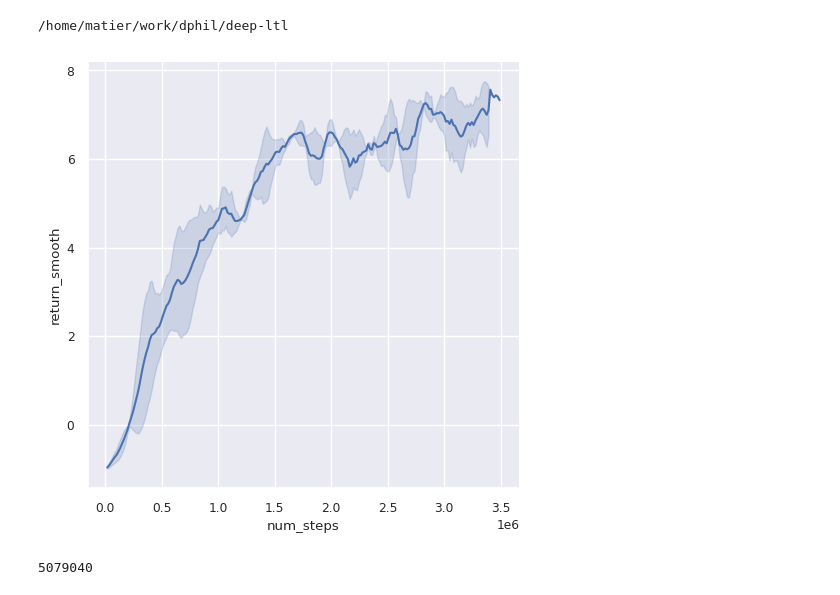
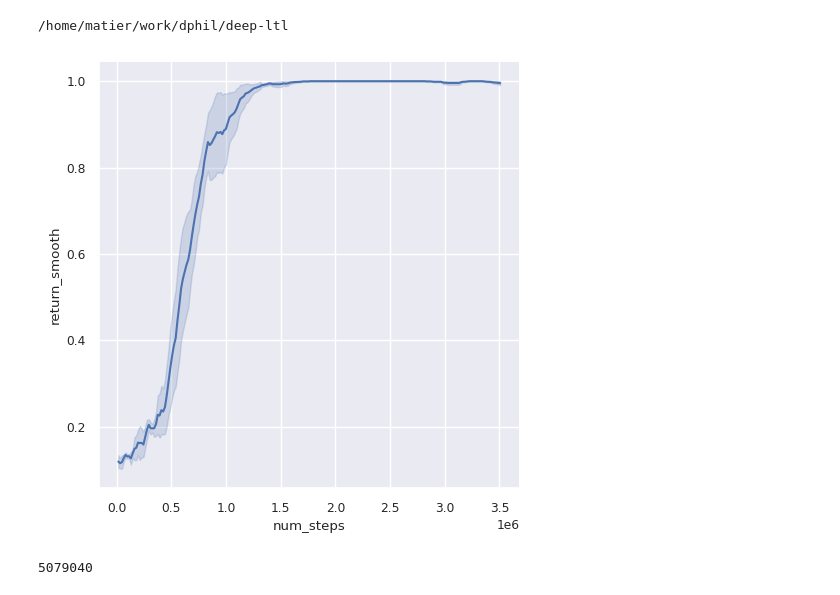
Before and after one commit to mattiagiuri/ltl_gnn, a Jupyter notebook: src/plot.ipynb, the cells around one changed output. Cells and saved outputs as stored; diff of their text form; code cells hidden in the pictures.

```diff
--- a/src/plot.ipynb
+++ b/src/plot.ipynb
@@ -33,15 +33,15 @@ def process_logs(env, experiment, smooth_radius=100):
         dfs.append(df)
     return pd.concat(dfs)
 # %%
-env = 'ltl_cartpole'
-exp = 'first'
+env = 'ltl_point_mass'
+exp = 'curr'
 df = process_logs(env, exp, smooth_radius=10)
 # %%
-sns.relplot(df[df['num_steps'] <= 3_500_000], x='num_steps', y='return_smooth', kind='line', errorbar='sd', palette='tab10')
+sns.relplot(df, x='num_steps', y='return_smooth', kind='line', errorbar=('ci', 90), palette='tab10')
 import matplotlib.pyplot as plt
 plt.savefig(os.path.expanduser('~/tmp/plot.png'))
 # %% [output]
-[figure, old version]
+[figure, new version]
 # %%
 df['num_steps'].max()
 # %% [output]
```
Also changed, not shown: parts of 2 cells of this notebook, 8 other files.
